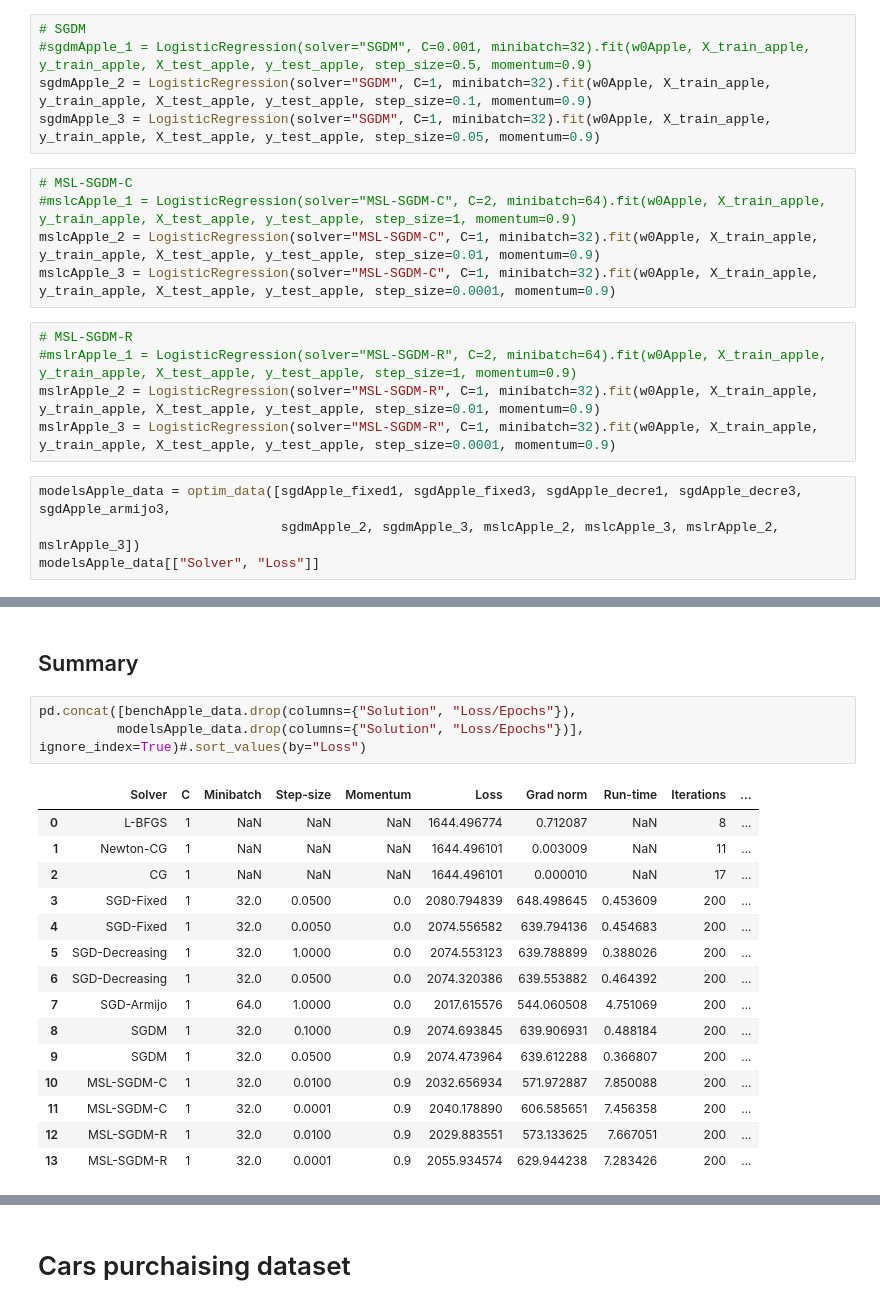
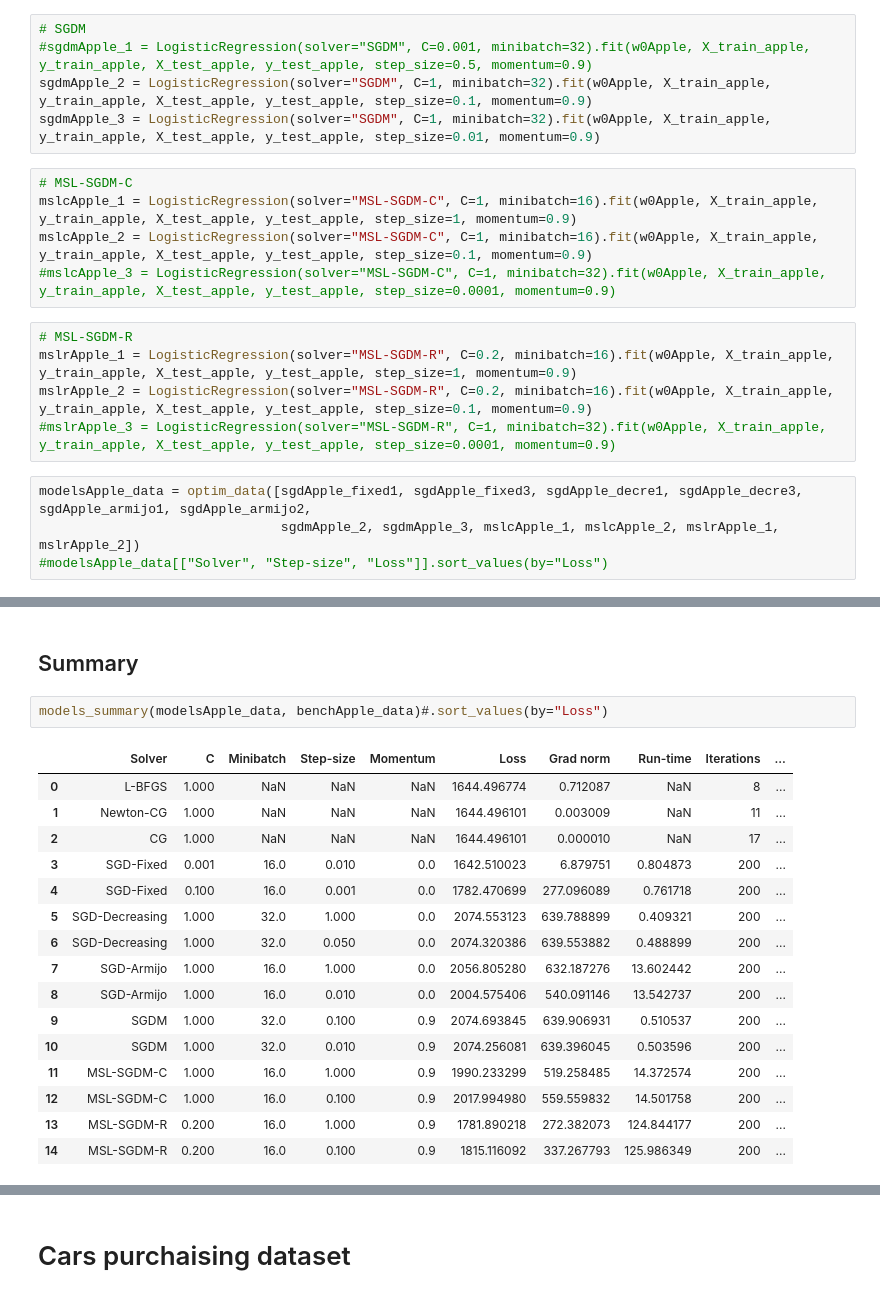
Before and after one commit to david-inf/SGD-and-LS, a Jupyter notebook: py/main.ipynb, the cells around one changed output, grey strips where cells are left out. Saved outputs shown, nothing was run; the diff lists cells and outputs as text.

```diff
--- a/py/main.ipynb
+++ b/py/main.ipynb
@@ -148,18 +149,18 @@ sgdApple_armijo3 = LogisticRegression(solver="SGD-Armijo", C=1, minibatch=64).fi
 # SGDM
 #sgdmApple_1 = LogisticRegression(solver="SGDM", C=0.001, minibatch=32).fit(w0Apple, X_train_apple, y_train_apple, X_test_apple, y_test_apple, step_size=0.5, momentum=0.9)
 sgdmApple_2 = LogisticRegression(solver="SGDM", C=1, minibatch=32).fit(w0Apple, X_train_apple, y_train_apple, X_test_apple, y_test_apple, step_size=0.1, momentum=0.9)
-sgdmApple_3 = LogisticRegression(solver="SGDM", C=1, minibatch=32).fit(w0Apple, X_train_apple, y_train_apple, X_test_apple, y_test_apple, step_size=0.05, momentum=0.9)
+sgdmApple_3 = LogisticRegression(solver="SGDM", C=1, minibatch=32).fit(w0Apple, X_train_apple, y_train_apple, X_test_apple, y_test_apple, step_size=0.01, momentum=0.9)
 # %%
 # MSL-SGDM-C
-#mslcApple_1 = LogisticRegression(solver="MSL-SGDM-C", C=2, minibatch=64).fit(w0Apple, X_train_apple, y_train_apple, X_test_apple, y_test_apple, step_size=1, momentum=0.9)
-mslcApple_2 = LogisticRegression(solver="MSL-SGDM-C", C=1, minibatch=32).fit(w0Apple, X_train_apple, y_train_apple, X_test_apple, y_test_apple, step_size=0.01, momentum=0.9)
-mslcApple_3 = LogisticRegression(solver="MSL-SGDM-C", C=1, minibatch=32).fit(w0Apple, X_train_apple, y_train_apple, X_test_apple, y_test_apple, step_size=0.0001, momentum=0.9)
+mslcApple_1 = LogisticRegression(solver="MSL-SGDM-C", C=1, minibatch=16).fit(w0Apple, X_train_apple, y_train_apple, X_test_apple, y_test_apple, step_size=1, momentum=0.9)
+mslcApple_2 = LogisticRegression(solver="MSL-SGDM-C", C=1, minibatch=16).fit(w0Apple, X_train_apple, y_train_apple, X_test_apple, y_test_apple, step_size=0.1, momentum=0.9)
+#mslcApple_3 = LogisticRegression(solver="MSL-SGDM-C", C=1, minibatch=32).fit(w0Apple, X_train_apple, y_train_apple, X_test_apple, y_test_apple, step_size=0.0001, momentum=0.9)
 # %%
 # MSL-SGDM-R
-#mslrApple_1 = LogisticRegression(solver="MSL-SGDM-R", C=2, minibatch=64).fit(w0Apple, X_train_apple, y_train_apple, X_test_apple, y_test_apple, step_size=1, momentum=0.9)
-mslrApple_2 = LogisticRegression(solver="MSL-SGDM-R", C=1, minibatch=32).fit(w0Apple, X_train_apple, y_train_apple, X_test_apple, y_test_apple, step_size=0.01, momentum=0.9)
-mslrApple_3 = LogisticRegression(solver="MSL-SGDM-R", C=1, minibatch=32).fit(w0Apple, X_train_apple, y_train_apple, X_test_apple, y_test_apple, step_size=0.0001, momentum=0.9)
+mslrApple_1 = LogisticRegression(solver="MSL-SGDM-R", C=0.2, minibatch=16).fit(w0Apple, X_train_apple, y_train_apple, X_test_apple, y_test_apple, step_size=1, momentum=0.9)
+mslrApple_2 = LogisticRegression(solver="MSL-SGDM-R", C=0.2, minibatch=16).fit(w0Apple, X_train_apple, y_train_apple, X_test_apple, y_test_apple, step_size=0.1, momentum=0.9)
+#mslrApple_3 = LogisticRegression(solver="MSL-SGDM-R", C=1, minibatch=32).fit(w0Apple, X_train_apple, y_train_apple, X_test_apple, y_test_apple, step_size=0.0001, momentum=0.9)
 # %%
-modelsApple_data = optim_data([sgdApple_fixed1, sgdApple_fixed3, sgdApple_decre1, sgdApple_decre3, sgdApple_armijo3,
-                               sgdmApple_2, sgdmApple_3, mslcApple_2, mslcApple_3, mslrApple_2, mslrApple_3])
-modelsApple_data[["Solver", "Loss"]]
+modelsApple_data = optim_data([sgdApple_fixed1, sgdApple_fixed3, sgdApple_decre1, sgdApple_decre3, sgdApple_armijo1, sgdApple_armijo2,
+                               sgdmApple_2, sgdmApple_3, mslcApple_1, mslcApple_2, mslrApple_1, mslrApple_2])
+#modelsApple_data[["Solver", "Step-size", "Loss"]].sort_values(by="Loss")
@@ -179,21 +167,21 @@ modelsApple_data[["Solver", "Loss"]]
 # %% [markdown]
 ## Summary
 # %%
-pd.concat([benchApple_data.drop(columns={"Solution", "Loss/Epochs"}),
-          modelsApple_data.drop(columns={"Solution", "Loss/Epochs"})], ignore_index=True)#.sort_values(by="Loss")
+models_summary(modelsApple_data, benchApple_data)#.sort_values(by="Loss")
 # %% [output]
 |  | Solver | C | Minibatch | Step-size | Momentum | Loss | Grad norm | Run-time | Iterations | ... |
-| 0 | L-BFGS | 1 | NaN | NaN | NaN | 1644.496774 | 0.712087 | NaN | 8 | ... |
-| 1 | Newton-CG | 1 | NaN | NaN | NaN | 1644.496101 | 0.003009 | NaN | 11 | ... |
-| 2 | CG | 1 | NaN | NaN | NaN | 1644.496101 | 0.000010 | NaN | 17 | ... |
-| 3 | SGD-Fixed | 1 | 32.0 | 0.0500 | 0.0 | 2080.794839 | 648.498645 | 0.453609 | 200 | ... |
-| 4 | SGD-Fixed | 1 | 32.0 | 0.0050 | 0.0 | 2074.556582 | 639.794136 | 0.454683 | 200 | ... |
-| 5 | SGD-Decreasing | 1 | 32.0 | 1.0000 | 0.0 | 2074.553123 | 639.788899 | 0.388026 | 200 | ... |
-| 6 | SGD-Decreasing | 1 | 32.0 | 0.0500 | 0.0 | 2074.320386 | 639.553882 | 0.464392 | 200 | ... |
-| 7 | SGD-Armijo | 1 | 64.0 | 1.0000 | 0.0 | 2017.615576 | 544.060508 | 4.751069 | 200 | ... |
-| 8 | SGDM | 1 | 32.0 | 0.1000 | 0.9 | 2074.693845 | 639.906931 | 0.488184 | 200 | ... |
-| 9 | SGDM | 1 | 32.0 | 0.0500 | 0.9 | 2074.473964 | 639.612288 | 0.366807 | 200 | ... |
-| 10 | MSL-SGDM-C | 1 | 32.0 | 0.0100 | 0.9 | 2032.656934 | 571.972887 | 7.850088 | 200 | ... |
-| 11 | MSL-SGDM-C | 1 | 32.0 | 0.0001 | 0.9 | 2040.178890 | 606.585651 | 7.456358 | 200 | ... |
-| 12 | MSL-SGDM-R | 1 | 32.0 | 0.0100 | 0.9 | 2029.883551 | 573.133625 | 7.667051 | 200 | ... |
-| 13 | MSL-SGDM-R | 1 | 32.0 | 0.0001 | 0.9 | 2055.934574 | 629.944238 | 7.283426 | 200 | ... |
+| 0 | L-BFGS | 1.000 | NaN | NaN | NaN | 1644.496774 | 0.712087 | NaN | 8 | ... |
+| 1 | Newton-CG | 1.000 | NaN | NaN | NaN | 1644.496101 | 0.003009 | NaN | 11 | ... |
+| 2 | CG | 1.000 | NaN | NaN | NaN | 1644.496101 | 0.000010 | NaN | 17 | ... |
+| 3 | SGD-Fixed | 0.001 | 16.0 | 0.010 | 0.0 | 1642.510023 | 6.879751 | 0.804873 | 200 | ... |
+| 4 | SGD-Fixed | 0.100 | 16.0 | 0.001 | 0.0 | 1782.470699 | 277.096089 | 0.761718 | 200 | ... |
+| 5 | SGD-Decreasing | 1.000 | 32.0 | 1.000 | 0.0 | 2074.553123 | 639.788899 | 0.409321 | 200 | ... |
+| 6 | SGD-Decreasing | 1.000 | 32.0 | 0.050 | 0.0 | 2074.320386 | 639.553882 | 0.488899 | 200 | ... |
+| 7 | SGD-Armijo | 1.000 | 16.0 | 1.000 | 0.0 | 2056.805280 | 632.187276 | 13.602442 | 200 | ... |
+| 8 | SGD-Armijo | 1.000 | 16.0 | 0.010 | 0.0 | 2004.575406 | 540.091146 | 13.542737 | 200 | ... |
+| 9 | SGDM | 1.000 | 32.0 | 0.100 | 0.9 | 2074.693845 | 639.906931 | 0.510537 | 200 | ... |
+| 10 | SGDM | 1.000 | 32.0 | 0.010 | 0.9 | 2074.256081 | 639.396045 | 0.503596 | 200 | ... |
+| 11 | MSL-SGDM-C | 1.000 | 16.0 | 1.000 | 0.9 | 1990.233299 | 519.258485 | 14.372574 | 200 | ... |
+| 12 | MSL-SGDM-C | 1.000 | 16.0 | 0.100 | 0.9 | 2017.994980 | 559.559832 | 14.501758 | 200 | ... |
+| 13 | MSL-SGDM-R | 0.200 | 16.0 | 1.000 | 0.9 | 1781.890218 | 272.382073 | 124.844177 | 200 | ... |
+| 14 | MSL-SGDM-R | 0.200 | 16.0 | 0.100 | 0.9 | 1815.116092 | 337.267793 | 125.986349 | 200 | ... |
```
Also changed, not shown: parts of 14 cells of this notebook, 7 other files.
